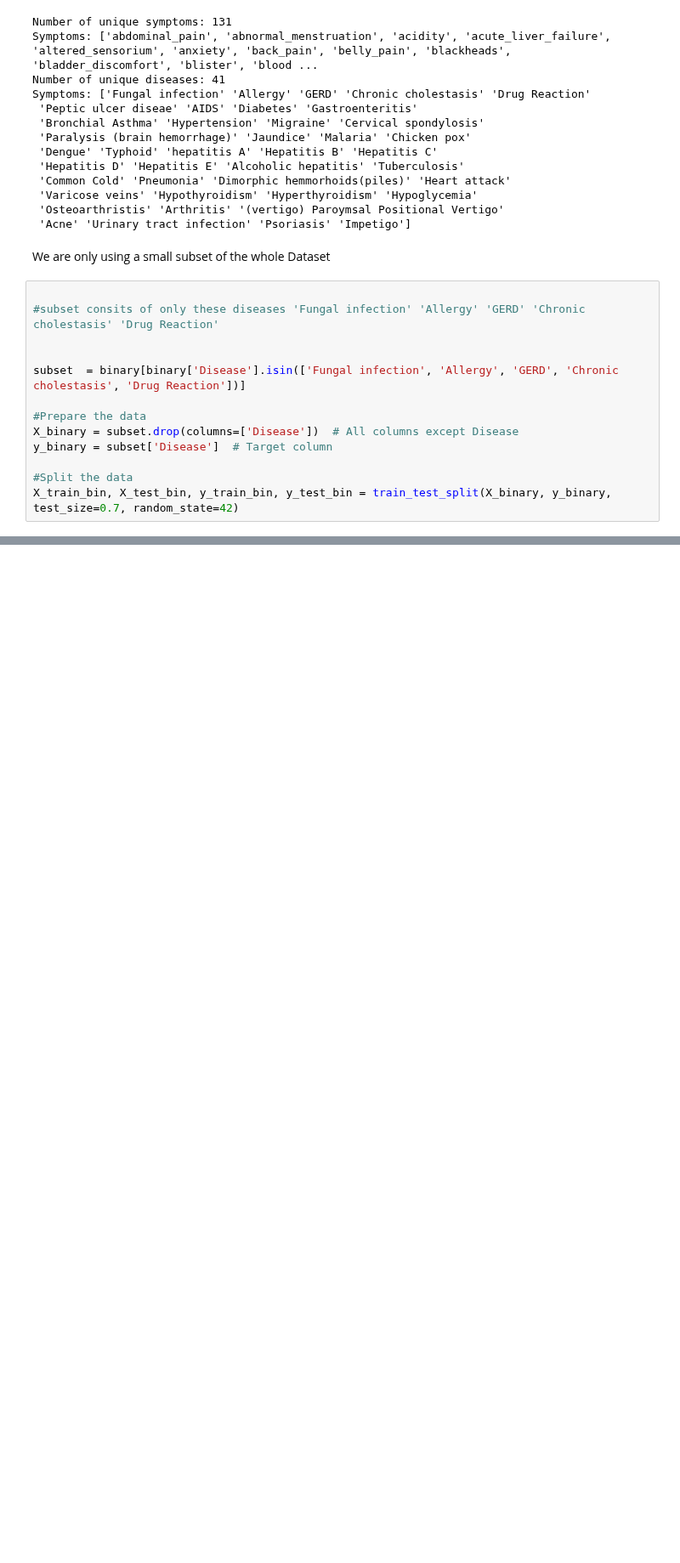
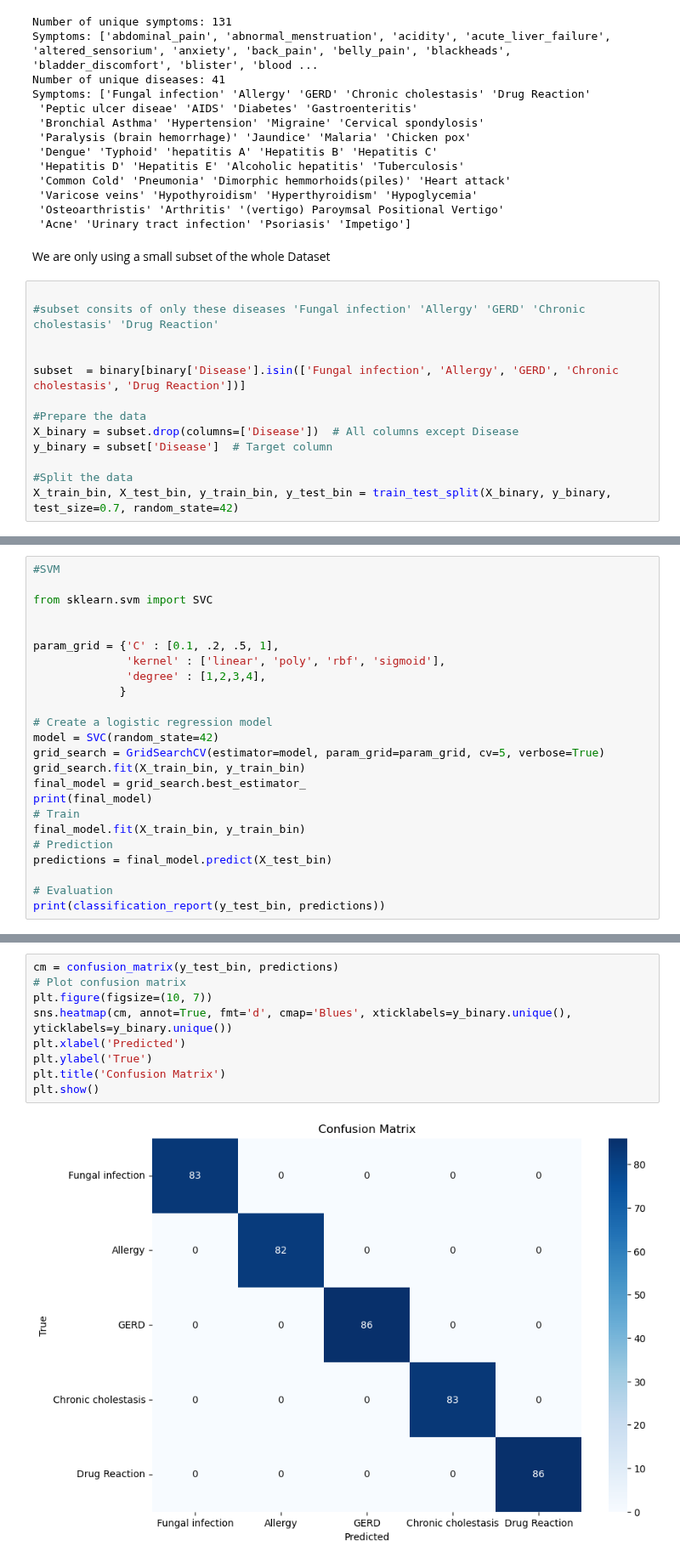
Before and after one commit to domipm/AML-Disease-Symptom, a Jupyter notebook: Classifier_Subset.ipynb, the cells around one changed output, grey strips where cells are left out. Shown at 85% size. Drawn from its saved outputs; the diff is of its cells as text; blank space fills up the shorter version.

```diff
--- a/Classifier_Subset.ipynb
+++ b/Classifier_Subset.ipynb
@@ -187,0 +327,24 @@ plt.show()
+# %%
+#SVM
+
+from sklearn.svm import SVC
+
+
+param_grid = {'C' : [0.1, .2, .5, 1],
+              'kernel' : ['linear', 'poly', 'rbf', 'sigmoid'],
+              'degree' : [1,2,3,4],
+             }
+
+# Create a logistic regression model
+model = SVC(random_state=42)
+grid_search = GridSearchCV(estimator=model, param_grid=param_grid, cv=5, verbose=True)
+grid_search.fit(X_train_bin, y_train_bin)
+final_model = grid_search.best_estimator_
+print(final_model)
+# Train
+final_model.fit(X_train_bin, y_train_bin)
+# Prediction
+predictions = final_model.predict(X_test_bin)
+
+# Evaluation
+print(classification_report(y_test_bin, predictions))
@@ -187,0 +365,11 @@ plt.show()
+# %%
+cm = confusion_matrix(y_test_bin, predictions)
+# Plot confusion matrix
+plt.figure(figsize=(10, 7))
+sns.heatmap(cm, annot=True, fmt='d', cmap='Blues', xticklabels=y_binary.unique(), yticklabels=y_binary.unique())
+plt.xlabel('Predicted')
+plt.ylabel('True')
+plt.title('Confusion Matrix')
+plt.show()
+# %% [output]
+[figure, added]
```
Also changed, not shown: parts of 11 cells of this notebook, 4 other files.
